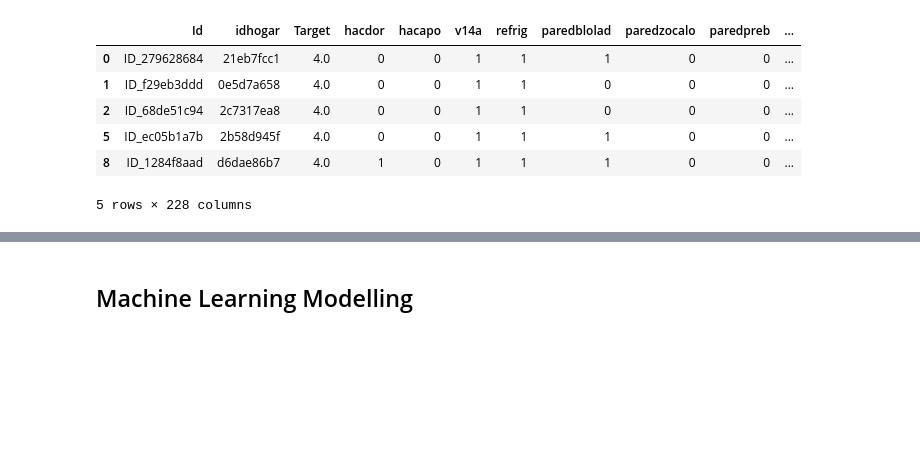
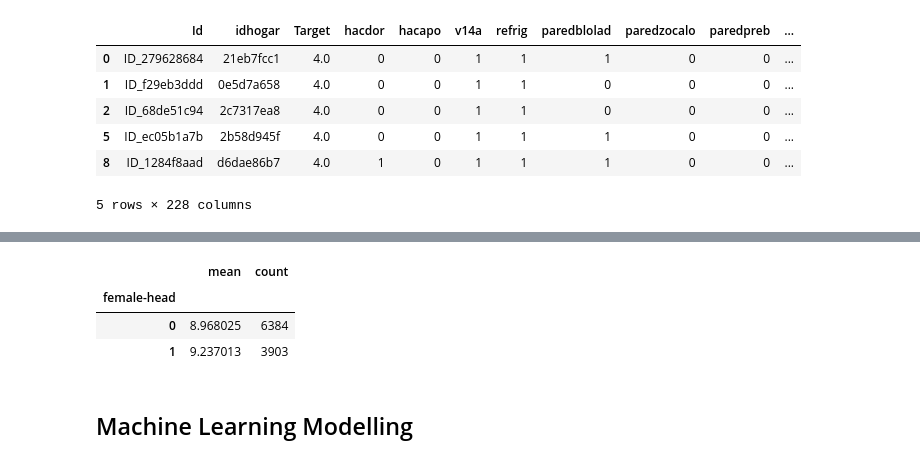
Before and after one commit to sudhamstarun/Costa-Rican-Household-Poverty-Level-Prediction, a Jupyter notebook: Machine Learning Modelling.ipynb, the cells around one changed output, grey strips where cells are left out. Cells and saved outputs as stored; diff of their text form; code cells hidden in the pictures; blank space fills up the shorter version.

```diff
--- a/Machine Learning Modelling.ipynb
+++ b/Machine Learning Modelling.ipynb
@@ -979,3 +1068,10 @@ final = final.merge(head_gender, on = 'idhogar', how = 'left').rename(columns =
+# %%
+final.groupby('female-head')['meaneduc'].agg(['mean', 'count'])
+# %% [output]
+|  | mean | count |
+| female-head |  |  |
+| 0 | 8.968025 | 6384 |
+| 1 | 9.237013 | 3903 |
 # %% [markdown]
 ## Machine Learning Modelling
 # %% [markdown]
```
Also changed, not shown: parts of 9 cells of this notebook.
